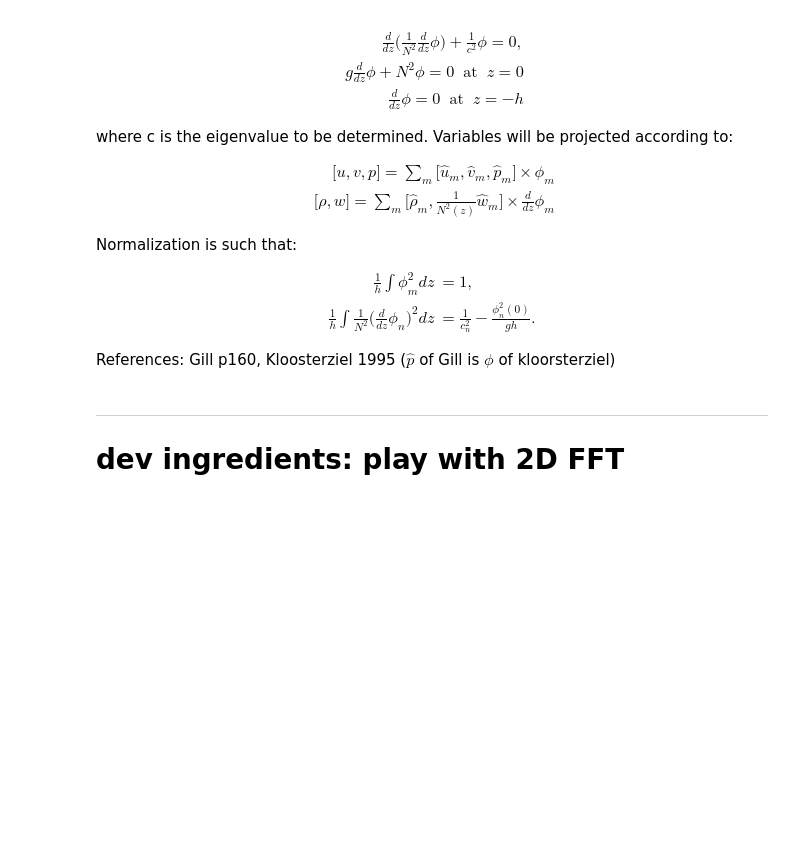
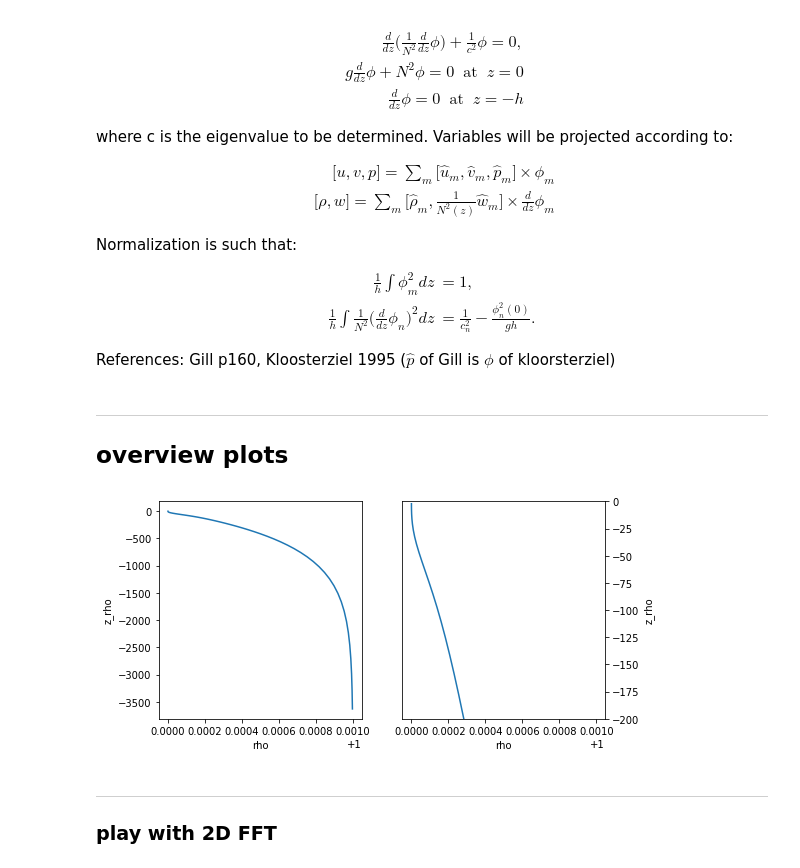
Before and after one commit to slgentil/croco, a Jupyter notebook: configs/itbalt/readme.ipynb, the cells around one changed output. Saved outputs shown, nothing was run; the diff lists cells and outputs as text; code cells hidden in the pictures; blank space fills up the shorter version.

```diff
--- a/configs/itbalt/readme.ipynb
+++ b/configs/itbalt/readme.ipynb
@@ -229,3 +241,7 @@ $$
 
 References: Gill p160, Kloosterziel 1995
 ($\hat{p}$ of Gill is $\phi$ of kloorsterziel)
+# %% [markdown]
+---
+
+## overview plots
@@ -232,7 +256,30 @@ References: Gill p160, Kloosterziel 1995
+# %%
+H=4000.
+z = gop.get_z_core(0, H, 2, 100, theta_s=5., theta_b=0., N=50, vgrid='r')
+# %%
+delta_rho = 1e-3
+H_tcline = 0.15
+H_mld=50/H
+
+ds = xr.Dataset(coords={'z_rho': z})
+
+# rho normalized by rho0
+ds['rho'] = (1
+             + delta_rho*(1-np.exp(ds.z_rho/H/H_tcline) )
+               * np.tanh(ds.z_rho/H/H_mld)**2
+            )
+
+fig, ax = plt.subplots(1,2, figsize=(8,4))
+ds.rho.plot(ax=ax[0], y='z_rho')
+ds.rho.plot(ax=ax[1], y='z_rho', ylim=(-200,0))
+ax[1].yaxis.set_label_position("right")
+ax[1].yaxis.tick_right()
+# %% [output]
+[figure, added]
 # %% [markdown]
 ---
 
-# dev ingredients: play with 2D FFT
+### play with 2D FFT
 # %%
 import numpy as np
 
```
Also changed, not shown: parts of 9 cells of this notebook, 2 other files.
